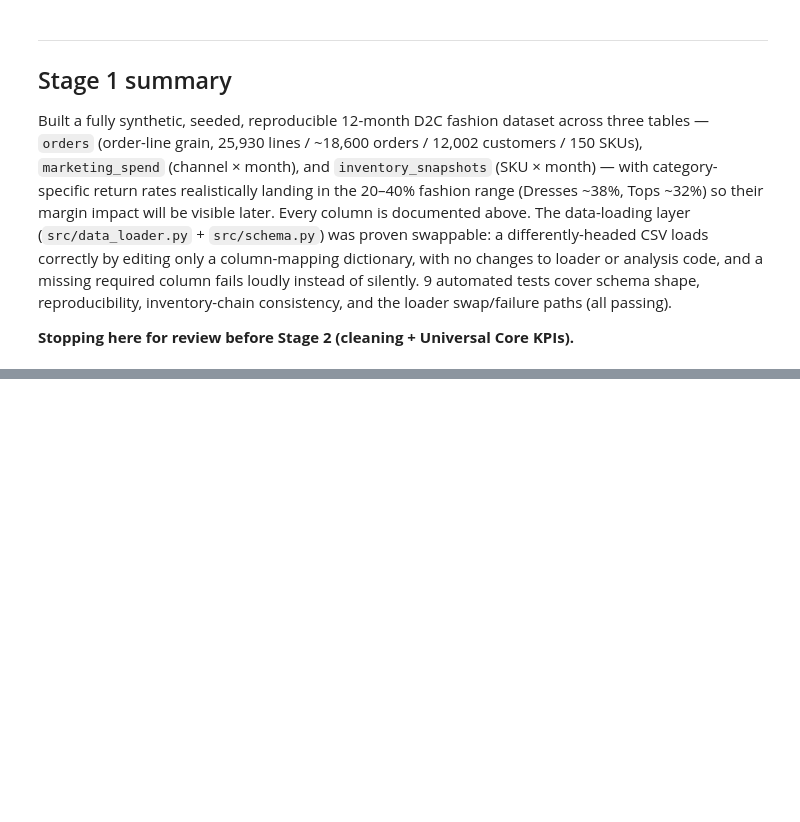
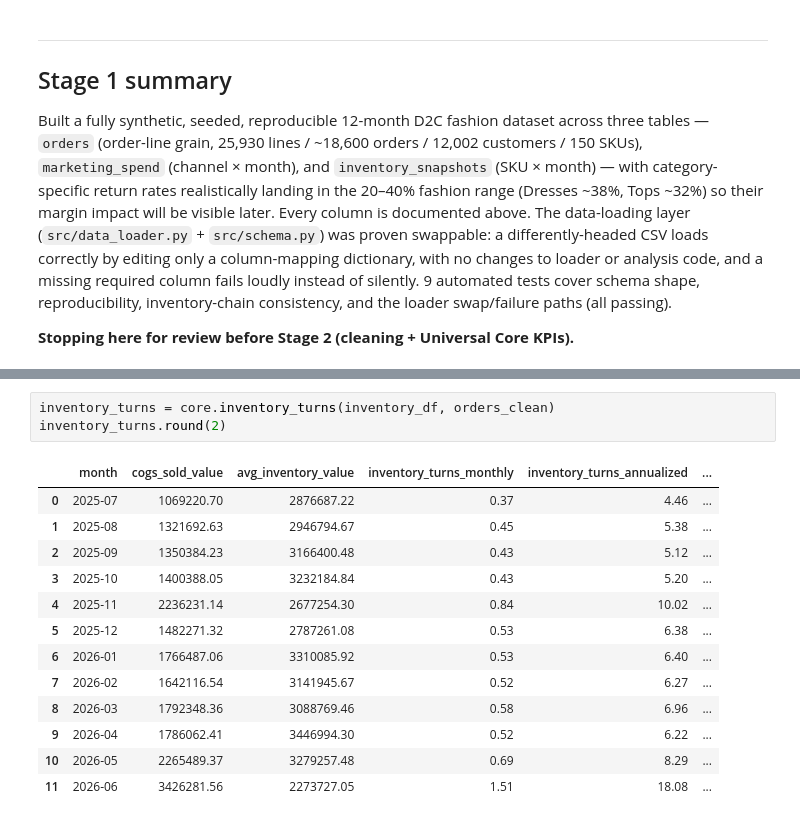
Before and after one commit to hrishikeshkedia-prog/ledger-margin-analysis, a Jupyter notebook: ceo_dashboard/notebooks/ceo_dashboard.ipynb, the cells around one changed output, grey strips where cells are left out. Cells and saved outputs as stored; diff of their text form; blank space fills up the shorter version.

```diff
--- a/ceo_dashboard/notebooks/ceo_dashboard.ipynb
+++ b/ceo_dashboard/notebooks/ceo_dashboard.ipynb
@@ -349,0 +853,17 @@ passing).
+# %%
+inventory_turns = core.inventory_turns(inventory_df, orders_clean)
+inventory_turns.round(2)
+# %% [output]
+|  | month | cogs_sold_value | avg_inventory_value | inventory_turns_monthly | inventory_turns_annualized | ... |
+| 0 | 2025-07 | 1069220.70 | 2876687.22 | 0.37 | 4.46 | ... |
+| 1 | 2025-08 | 1321692.63 | 2946794.67 | 0.45 | 5.38 | ... |
+| 2 | 2025-09 | 1350384.23 | 3166400.48 | 0.43 | 5.12 | ... |
+| 3 | 2025-10 | 1400388.05 | 3232184.84 | 0.43 | 5.20 | ... |
+| 4 | 2025-11 | 2236231.14 | 2677254.30 | 0.84 | 10.02 | ... |
+| 5 | 2025-12 | 1482271.32 | 2787261.08 | 0.53 | 6.38 | ... |
+| 6 | 2026-01 | 1766487.06 | 3310085.92 | 0.53 | 6.40 | ... |
+| 7 | 2026-02 | 1642116.54 | 3141945.67 | 0.52 | 6.27 | ... |
+| 8 | 2026-03 | 1792348.36 | 3088769.46 | 0.58 | 6.96 | ... |
+| 9 | 2026-04 | 1786062.41 | 3446994.30 | 0.52 | 6.22 | ... |
+| 10 | 2026-05 | 2265489.37 | 3279257.48 | 0.69 | 8.29 | ... |
+| 11 | 2026-06 | 3426281.56 | 2273727.05 | 1.51 | 18.08 | ... |
```
Also changed, not shown: parts of 32 cells of this notebook, 11 other files.
